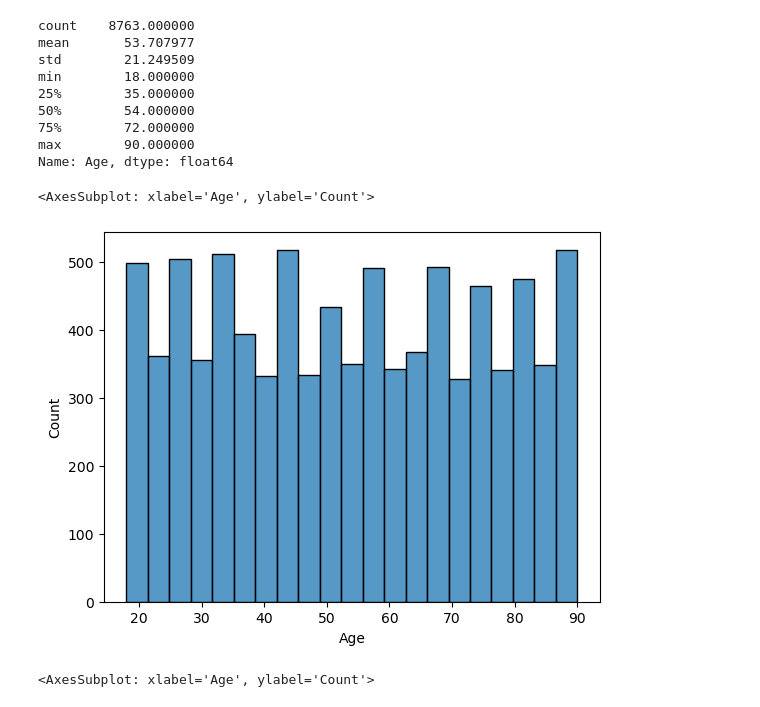
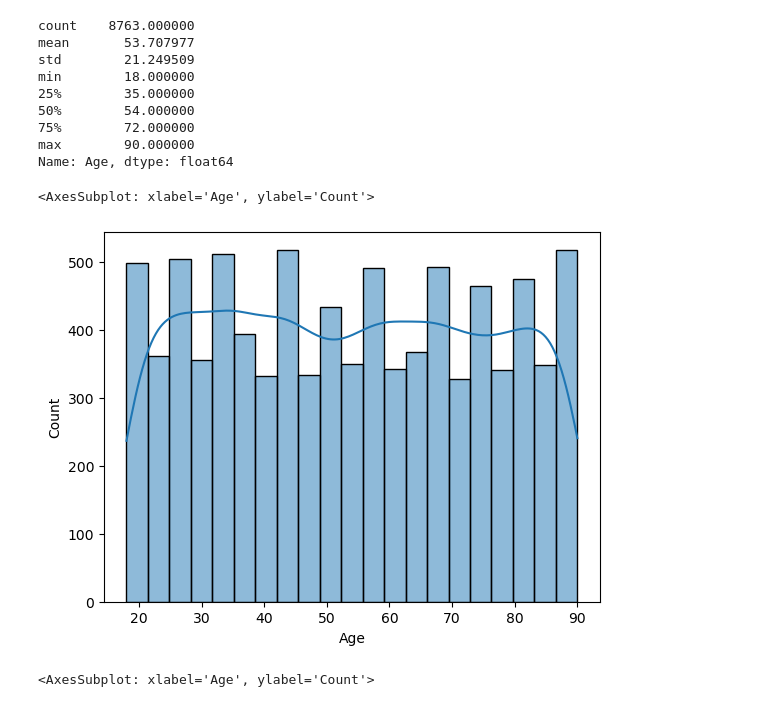
Before and after one commit to galij20/heart_fds, a Jupyter notebook: project.ipynb, the cells around one changed output. Cells and saved outputs as stored; diff of their text form; code cells hidden in the pictures.

```diff
--- a/project.ipynb
+++ b/project.ipynb
@@ -79,10 +79,10 @@ min        18.000000
 max        90.000000
 Name: Age, dtype: float64
 # %%
-sns.histplot(df['Age'])
+sns.histplot(df['Age'], kde = True)
 # %% [output]
 <AxesSubplot: xlabel='Age', ylabel='Count'>
-[figure, old version]
+[figure, new version]
 # %%
 sample_df = df.sample(frac = 0.1, random_state=42)
 sns.histplot(sample_df['Age'], kde=True)
```
Also changed, not shown: parts of 5 cells of this notebook, 1 other file.
